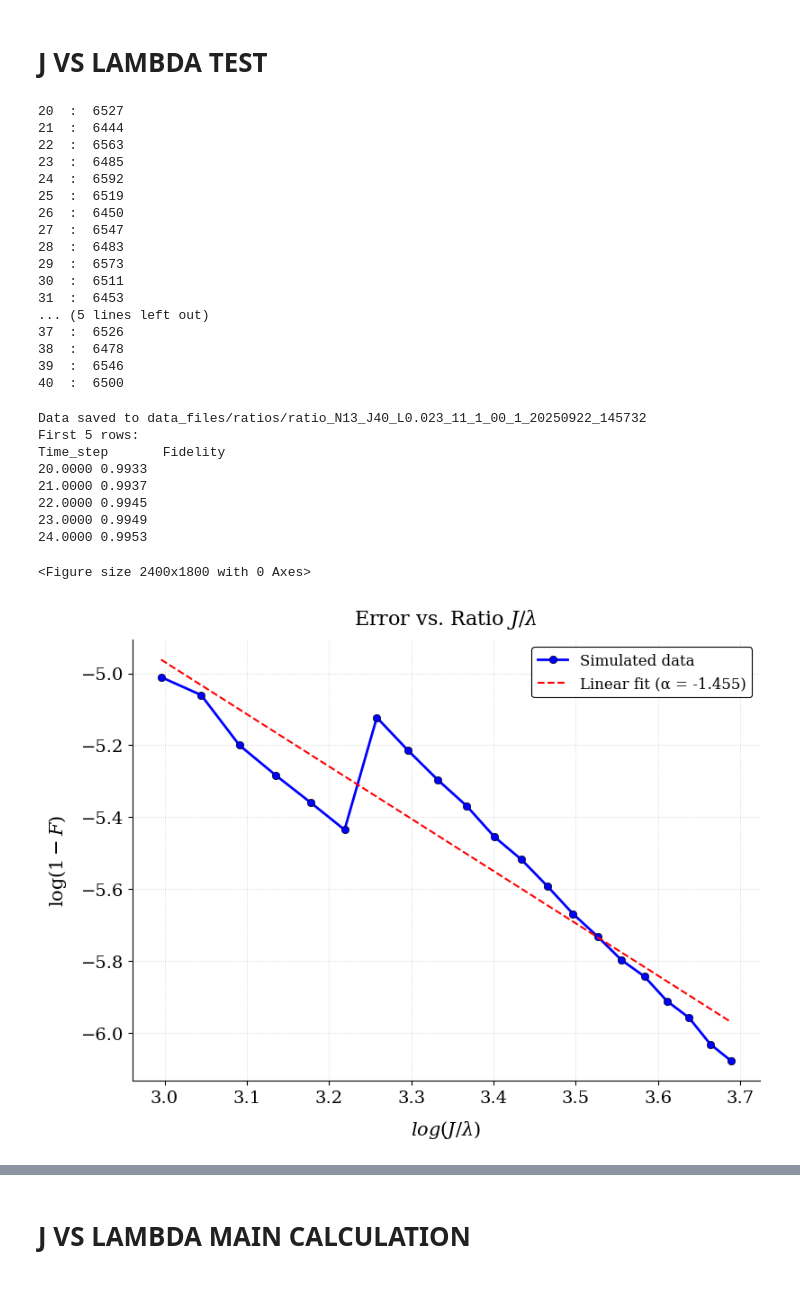
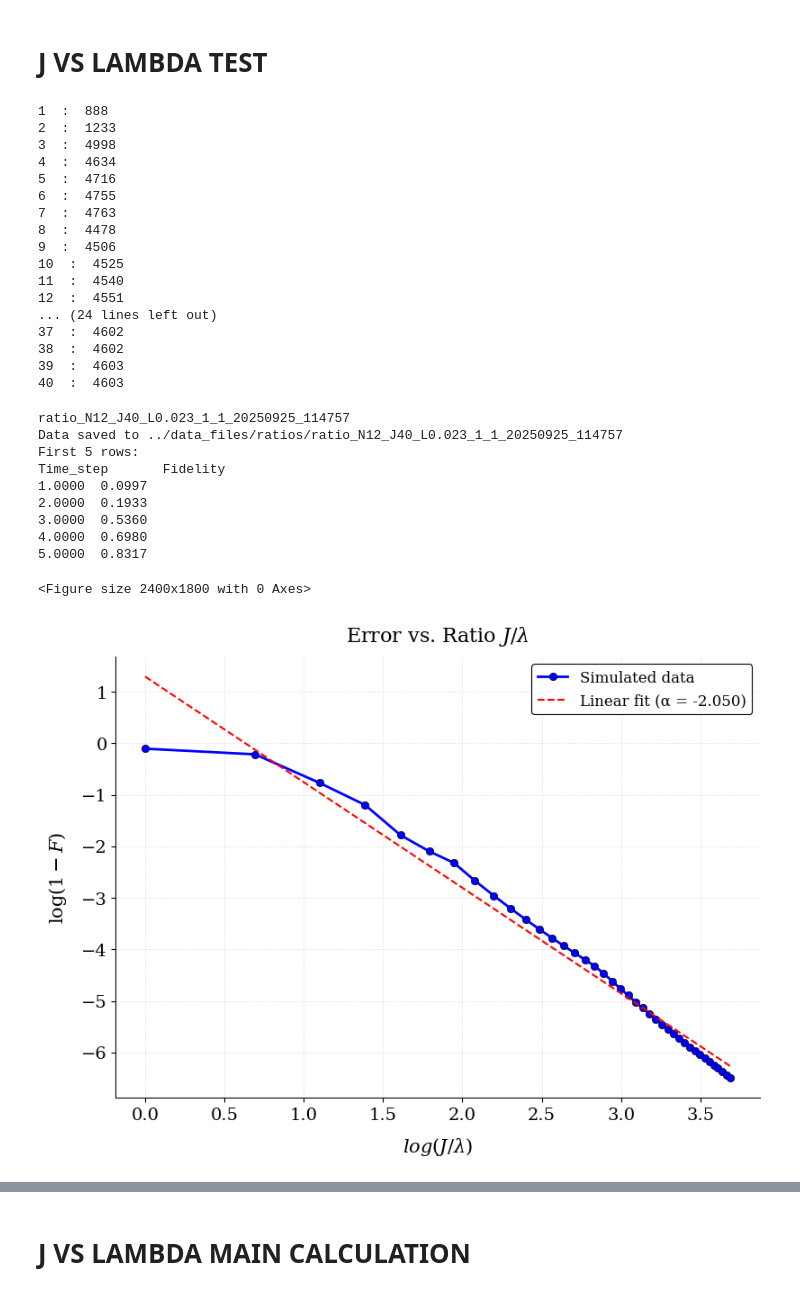
Before and after one commit to OsQarM/quantum_state_transfer, a Jupyter notebook: notebooks/J_lambda_test.ipynb, the cells around one changed output, grey strips where cells are left out. Drawn from its saved outputs; the diff is of its cells as text; code cells hidden in the pictures.

```diff
--- a/notebooks/J_lambda_test.ipynb
+++ b/notebooks/J_lambda_test.ipynb
@@ -124,20 +127,21 @@ plots.plot_test_z_expectations(magnetizations, N, f'{z_plot_directory}{z_filenam
 # J VS LAMBDA TEST
 # %%
 #Constant simulation parameters
-N = 13
+N = 12
 lmd = 0.02272
 ti = 0
 tf = 150
-step_number = 10000
+step_number = 5000
 
-ratios = range(20,41) # will be used to calculate J accordingly
+ratios = range(1,41) # will be used to calculate J accordingly
+# ratios = np.linspace(30,32,20)
 
 
 # Generate initial and target statess
 # state_dictionary = {"1":1}
 # state_dictionary = {"1":1, "0":1}
-state_dictionary = {"11":1, "00":1}
-# state_dictionary = {"111":1, "000":1}
+# state_dictionary = {"11":1, "00":1}
+state_dictionary = {"111":1, "000":1}
 
 initial_system, final_system, register_size = initialize_system(state_dictionary, N)
 maximum_fidelities = []
@@ -149,41 +153,43 @@ for ratio in ratios:
     maximum_fidelities.append(max(total_full_fidelity))
     print(ratio, " : ", max(int(np.argmin(magnetizations[:step_number,-3])),10))
 # %% [output]
-20  :  6527
-21  :  6444
-22  :  6563
-23  :  6485
-24  :  6592
-25  :  6519
-26  :  6450
-27  :  6547
-28  :  6483
-29  :  6573
-30  :  6511
-31  :  6453
-... (5 lines left out)
-37  :  6526
-38  :  6478
-39  :  6546
-40  :  6500
+1  :  888
+2  :  1233
+3  :  4998
+4  :  4634
+5  :  4716
+6  :  4755
+7  :  4763
+8  :  4478
+9  :  4506
+10  :  4525
+11  :  4540
+12  :  4551
+... (24 lines left out)
+37  :  4602
+38  :  4602
+39  :  4603
+40  :  4603
 # %%
-ratio_filename = dh.create_data_filename(N, f'{ratios[-1]}', lmd, state_dictionary, 'ratio')
-dh.save_plot_data_to_csv(ratios, maximum_fidelities, f'data_files/ratios/{ratio_filename}')
+ratio_filename = dh.create_data_filename(N, f'{ratios[-1]}', lmd, state_dictionary, base_name='ratio')
+print(ratio_filename)
+dh.save_plot_data_to_csv(ratios, maximum_fidelities, f'../data_files/ratios/{ratio_filename}')
 # %% [output]
-Data saved to data_files/ratios/ratio_N13_J40_L0.023_11_1_00_1_20250922_145732
+ratio_N12_J40_L0.023_1_1_20250925_114757
+Data saved to ../data_files/ratios/ratio_N12_J40_L0.023_1_1_20250925_114757
 First 5 rows:
 Time_step       Fidelity
-20.0000 0.9933
-21.0000 0.9937
-22.0000 0.9945
-23.0000 0.9949
-24.0000 0.9953
+1.0000  0.0997
+2.0000  0.1933
+3.0000  0.5360
+4.0000  0.6980
+5.0000  0.8317
 # %%
-ratios_1, values_1, recovered_filename = dh.read_plot_data_from_csv(f"data_files/ratios/{ratio_filename}.csv")
+ratios_1, values_1, recovered_filename = dh.read_plot_data_from_csv(f"../data_files/ratios/{ratio_filename}.csv")
 
 log_ratios_1, log_errors_1 = calculate_logs(ratios_1, values_1)
 # %%
-plots.plot_ratios_trend_slope(x_data=log_ratios_1[:], y_data=log_errors_1[:],log_scale=False, filepath=f'figures/ratios/{recovered_filename}')
+plots.plot_ratios_trend_slope(x_data=log_ratios_1[:], y_data=log_errors_1[:],log_scale=False, filepath=f'../figures/ratios/{recovered_filename}')
 # %% [output]
 <Figure size 2400x1800 with 0 Axes>
-[figure, old version]
+[figure, new version]
```
Also changed, not shown: parts of 8 cells of this notebook, 4 other files.
